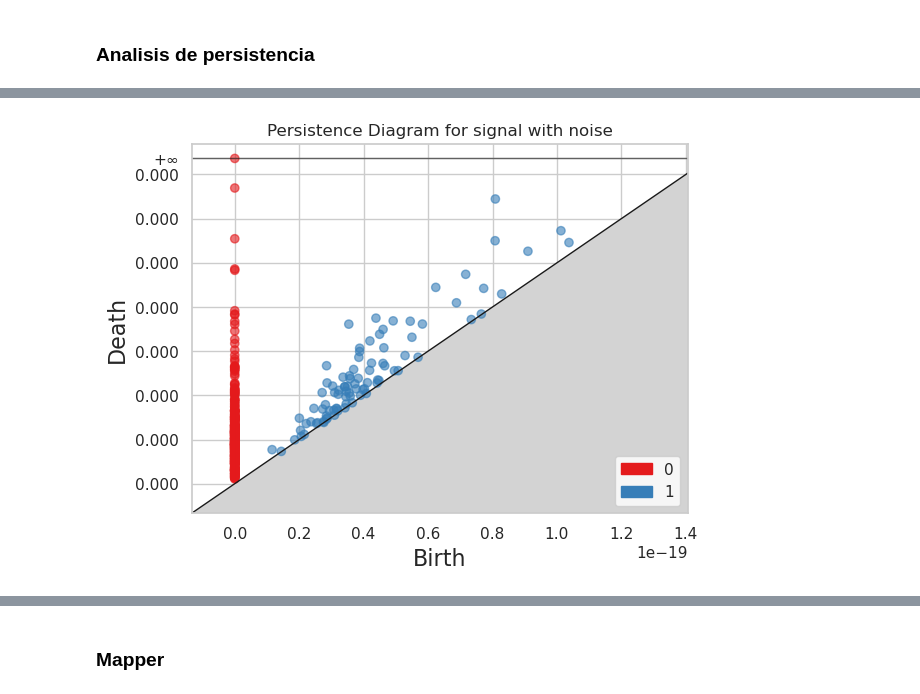
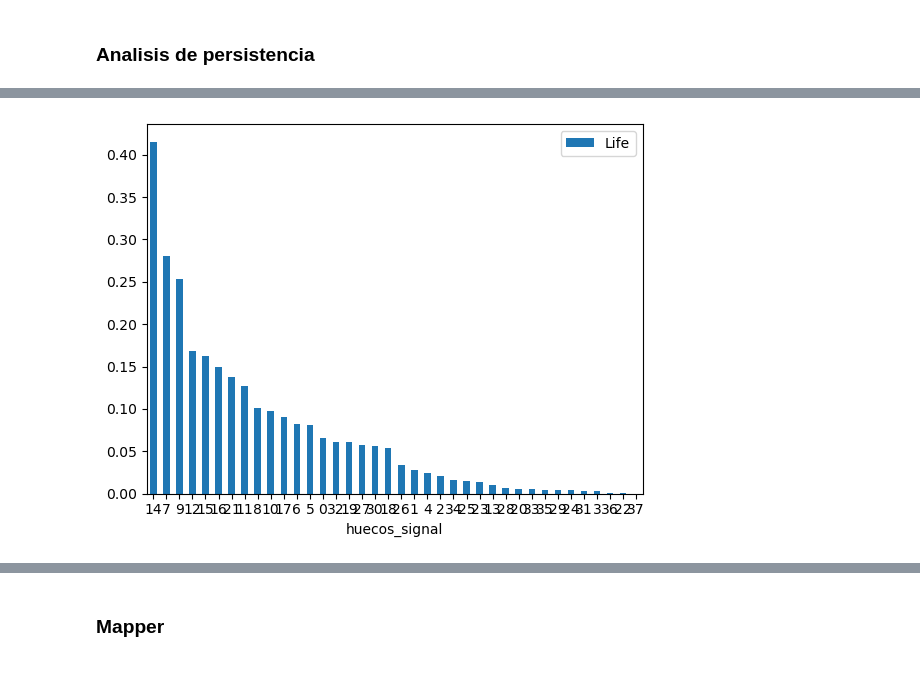
Before and after one commit to CastroMaster10/Detecting-Gravitional-Waves-Using-Topological-algorithms, a Jupyter notebook: main.ipynb, the cells around one changed output, grey strips where cells are left out. Cells and saved outputs as stored; diff of their text form; code cells hidden in the pictures.

```diff
--- a/main.ipynb
+++ b/main.ipynb
@@ -260,7 +256,7 @@ y_embedded_noise = embedder_noise.fit_transform(ts_noise)
 # %%
 #sin ruido
 embedder_signal = SingleTakensEmbedding(
-    parameters_type="fixed", n_jobs=6, time_delay= tau_ts_signal, dimension=2, stride=15
+    parameters_type="search", n_jobs=6, time_delay= tau_ts_signal, dimension=2, stride=our_stride
 )
 
-y_embedded_signal = embedder_signal.fit_transform(ts_signal)
+y_embedded_signal = embedder_signal.fit_transform(ts_signal_scaled)
@@ -272,0 +329,4 @@ plot_point_cloud(y_embedded_signal)
+# %%
+result_signal = ripser(y_embedded_signal,maxdim=2)
+diagrams_signal = result_signal['dgms']
+diagrams_signal
@@ -272,0 +351,8 @@ plot_point_cloud(y_embedded_signal)
+# %%
+dmg1_signal = diagrams_signal[1] #datos de B_1
+huecos_signal = pd.DataFrame(dmg1_signal, columns=['Birth', 'Death'])
+huecos_signal['Life'] = huecos_signal['Death'] - huecos_signal['Birth']
+huecos_signal = huecos_signal.sort_values(by='Life', ascending=False)
+index =pd.Series(range(len(huecos_signal.index))) #index
+huecos_signal['huecos_signal'] = index
+huecos_signal.head(10)
@@ -273,10 +371,14 @@ plot_point_cloud(y_embedded_signal)
+# %%
+huecos_signal_top20 = huecos_signal.iloc[:50,:]
+huecos_signal_top20.plot.bar(x='huecos_signal', y='Life', rot=0) #plot la persistencia de los huecos de la señal con ruido
+plt.show()
+# %% [output]
+[figure, added]
 # %%
-skeletonCirc_noise = gd.RipsComplex(points=y_embedded_noise, max_edge_length = 2)
-Rips_simplex_tree_Circ_noise = skeletonCirc_noise.create_simplex_tree(max_dimension = 2)
-Barcodes_Rips_Circ_noise = Rips_simplex_tree_Circ_noise.persistence()
-gd.plot_persistence_diagram(Barcodes_Rips_Circ_noise);
-plt.title(f'Persistence Diagram for signal with noise')
-plt.show()
+#skeletonCirc_noise = gd.RipsComplex(points=y_embedded_noise, max_edge_length = 2)
+#Rips_simplex_tree_Circ_noise = skeletonCirc_noise.create_simplex_tree(max_dimension = 2)
+#Barcodes_Rips_Circ_noise = Rips_simplex_tree_Circ_noise.persistence()
+#gd.plot_persistence_diagram(Barcodes_Rips_Circ_noise);
+#plt.title(f'Persistence Diagram for signal with noise')
+#plt.show()
-# %% [output]
-[figure, removed]
 # %%
```
Also changed, not shown: parts of 26 cells of this notebook, 3 other files.
